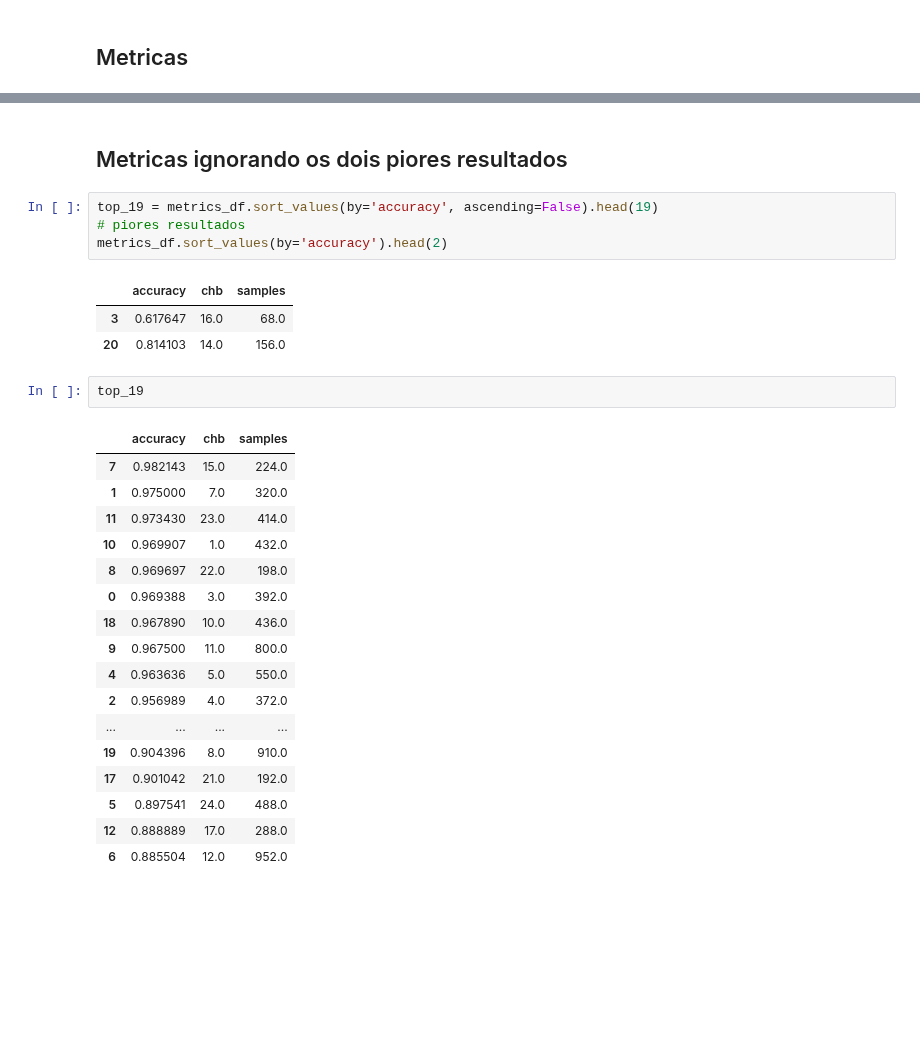
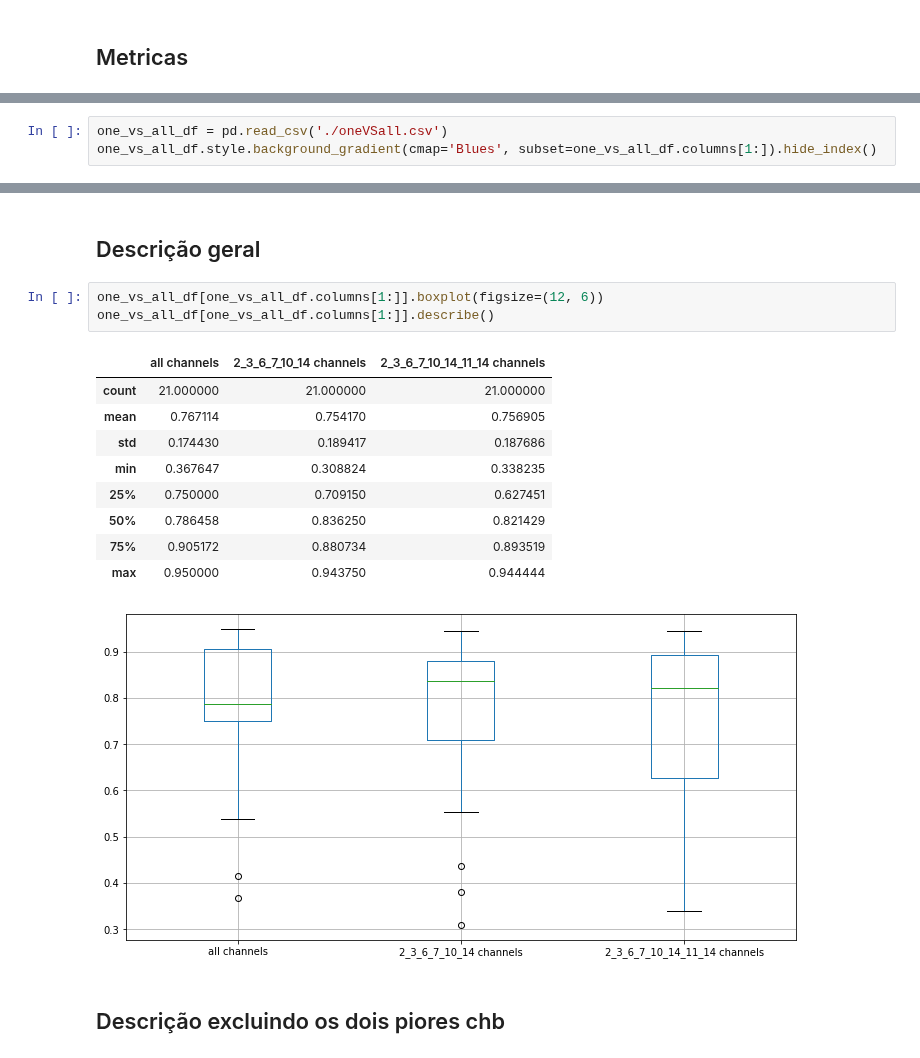
Before and after one commit to newtmagalhaes/Machine-Learning, a Jupyter notebook: ML/f02-chb/03-oneVSall.ipynb, the cells around one changed output, grey strips where cells are left out. Saved outputs shown, nothing was run; the diff lists cells and outputs as text; blank space fills up the shorter version.

Commit message:
Refatorando oneVSall e classificando com apenas alguns canais

```diff
--- a/ML/f02-chb/03-oneVSall.ipynb
+++ b/ML/f02-chb/03-oneVSall.ipynb
@@ -174,0 +79,3 @@ metrics_df[['accuracy', 'samples']].describe()
+# %%
+one_vs_all_df = pd.read_csv('./oneVSall.csv')
+one_vs_all_df.style.background_gradient(cmap='Blues', subset=one_vs_all_df.columns[1:]).hide_index()
@@ -175,30 +120,18 @@ metrics_df[['accuracy', 'samples']].describe()
+# %% [markdown]
+## Descrição geral
+# %%
+one_vs_all_df[one_vs_all_df.columns[1:]].boxplot(figsize=(12, 6))
+one_vs_all_df[one_vs_all_df.columns[1:]].describe()
+# %% [output]
+|  | all channels | 2_3_6_7_10_14 channels | 2_3_6_7_10_14_11_14 channels |
+| count | 21.000000 | 21.000000 | 21.000000 |
+| mean | 0.767114 | 0.754170 | 0.756905 |
+| std | 0.174430 | 0.189417 | 0.187686 |
+| min | 0.367647 | 0.308824 | 0.338235 |
+| 25% | 0.750000 | 0.709150 | 0.627451 |
+| 50% | 0.786458 | 0.836250 | 0.821429 |
+| 75% | 0.905172 | 0.880734 | 0.893519 |
+| max | 0.950000 | 0.943750 | 0.944444 |
+[figure, added]
 # %% [markdown]
-## Metricas ignorando os dois piores resultados
+## Descrição excluindo os dois piores chb
-# %%
-top_19 = metrics_df.sort_values(by='accuracy', ascending=False).head(19)
-# piores resultados
-metrics_df.sort_values(by='accuracy').head(2)
-# %% [output]
-|  | accuracy | chb | samples |
-| 3 | 0.617647 | 16.0 | 68.0 |
-| 20 | 0.814103 | 14.0 | 156.0 |
-# %%
-top_19
-# %% [output]
-|  | accuracy | chb | samples |
-| 7 | 0.982143 | 15.0 | 224.0 |
-| 1 | 0.975000 | 7.0 | 320.0 |
-| 11 | 0.973430 | 23.0 | 414.0 |
-| 10 | 0.969907 | 1.0 | 432.0 |
-| 8 | 0.969697 | 22.0 | 198.0 |
-| 0 | 0.969388 | 3.0 | 392.0 |
-| 18 | 0.967890 | 10.0 | 436.0 |
-| 9 | 0.967500 | 11.0 | 800.0 |
-| 4 | 0.963636 | 5.0 | 550.0 |
-| 2 | 0.956989 | 4.0 | 372.0 |
-| ... | ... | ... | ... |
-| 19 | 0.904396 | 8.0 | 910.0 |
-| 17 | 0.901042 | 21.0 | 192.0 |
-| 5 | 0.897541 | 24.0 | 488.0 |
-| 12 | 0.888889 | 17.0 | 288.0 |
-| 6 | 0.885504 | 12.0 | 952.0 |
```
Also changed, not shown: parts of 11 cells of this notebook, 1 other file.
